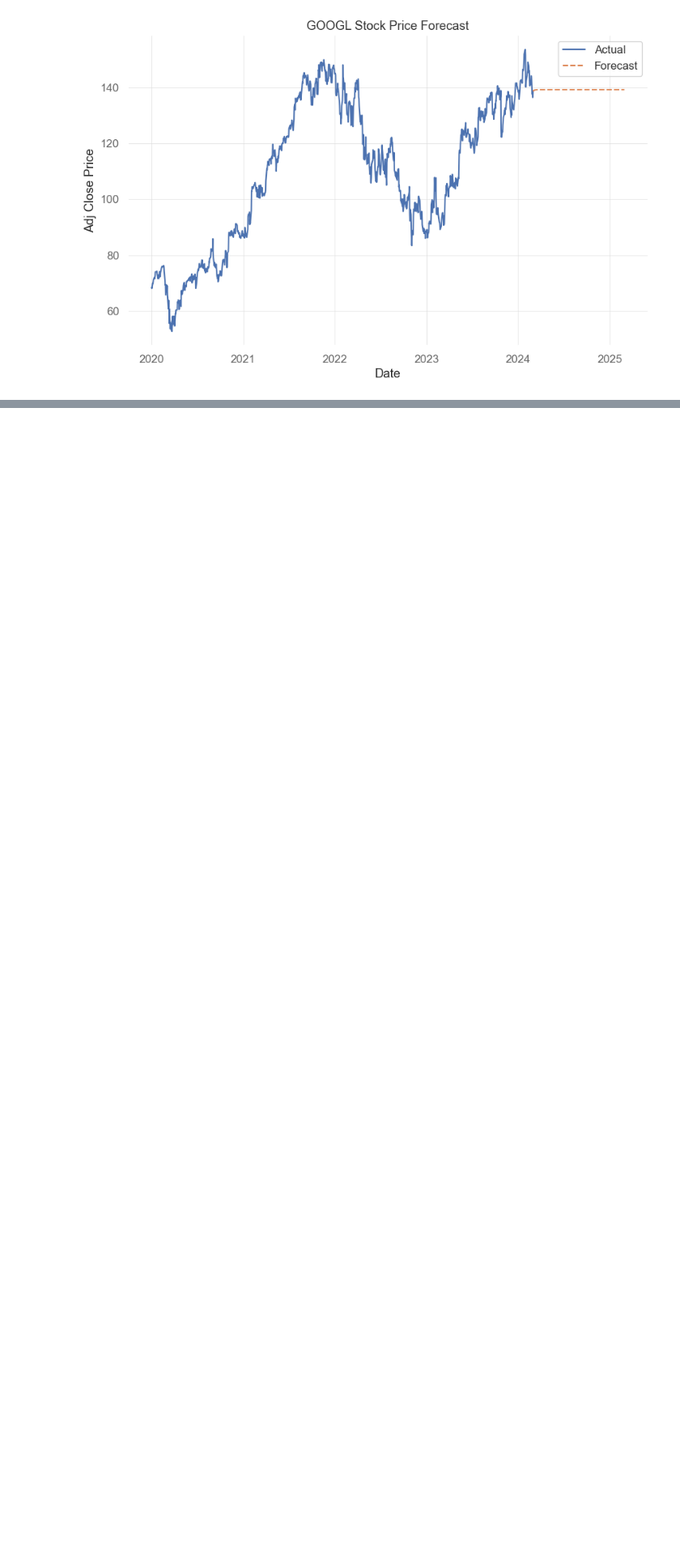
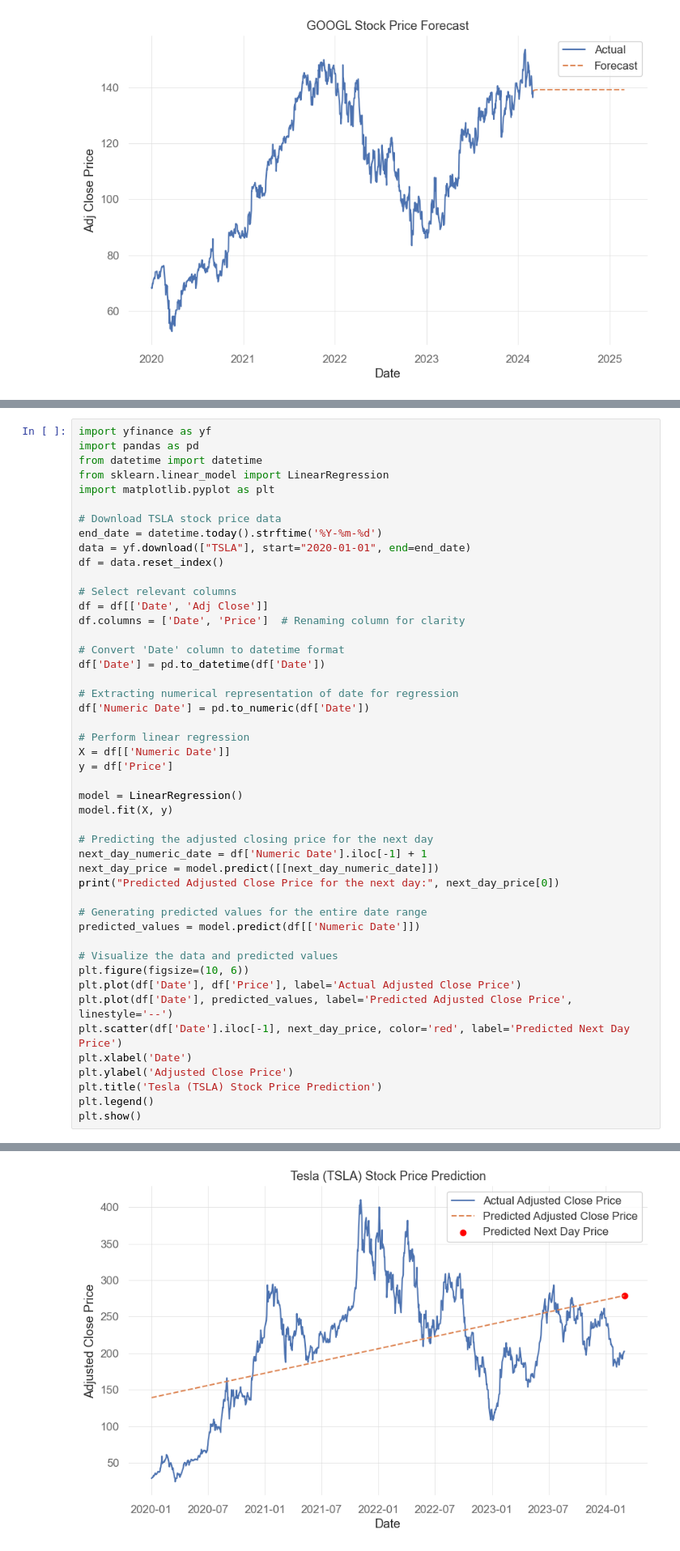
Before and after one commit to lorddarthroro/Learning-Quantitative-Analysis, a Jupyter notebook: Stock_Analysis.ipynb, the cells around one changed output, grey strips where cells are left out. Shown at 81% size. Drawn from its saved outputs; the diff is of its cells as text; blank space fills up the shorter version.

```diff
--- a/Stock_Analysis.ipynb
+++ b/Stock_Analysis.ipynb
@@ -364,0 +472,48 @@ Warnings:
+# %%
+import yfinance as yf
+import pandas as pd
+from datetime import datetime
+from sklearn.linear_model import LinearRegression
+import matplotlib.pyplot as plt
+
+# Download TSLA stock price data
+end_date = datetime.today().strftime('%Y-%m-%d')
+data = yf.download(["TSLA"], start="2020-01-01", end=end_date)
+df = data.reset_index()
+
+# Select relevant columns
+df = df[['Date', 'Adj Close']]
+df.columns = ['Date', 'Price']  # Renaming column for clarity
+
+# Convert 'Date' column to datetime format
+df['Date'] = pd.to_datetime(df['Date'])
+
+# Extracting numerical representation of date for regression
+df['Numeric Date'] = pd.to_numeric(df['Date'])
+
+# Perform linear regression
+X = df[['Numeric Date']]
+y = df['Price']
+
+model = LinearRegression()
+model.fit(X, y)
+
+# Predicting the adjusted closing price for the next day
+next_day_numeric_date = df['Numeric Date'].iloc[-1] + 1
+next_day_price = model.predict([[next_day_numeric_date]])
+print("Predicted Adjusted Close Price for the next day:", next_day_price[0])
+
+# Generating predicted values for the entire date range
+predicted_values = model.predict(df[['Numeric Date']])
+
+# Visualize the data and predicted values
+plt.figure(figsize=(10, 6))
+plt.plot(df['Date'], df['Price'], label='Actual Adjusted Close Price')
+plt.plot(df['Date'], predicted_values, label='Predicted Adjusted Close Price', linestyle='--')
+plt.scatter(df['Date'].iloc[-1], next_day_price, color='red', label='Predicted Next Day Price')
+plt.xlabel('Date')
+plt.ylabel('Adjusted Close Price')
+plt.title('Tesla (TSLA) Stock Price Prediction')
+plt.legend()
+plt.show()
+# %% [output]
@@ -364,0 +522 @@ Warnings:
+[figure, added]
```
Also changed, not shown: parts of 21 cells of this notebook.
